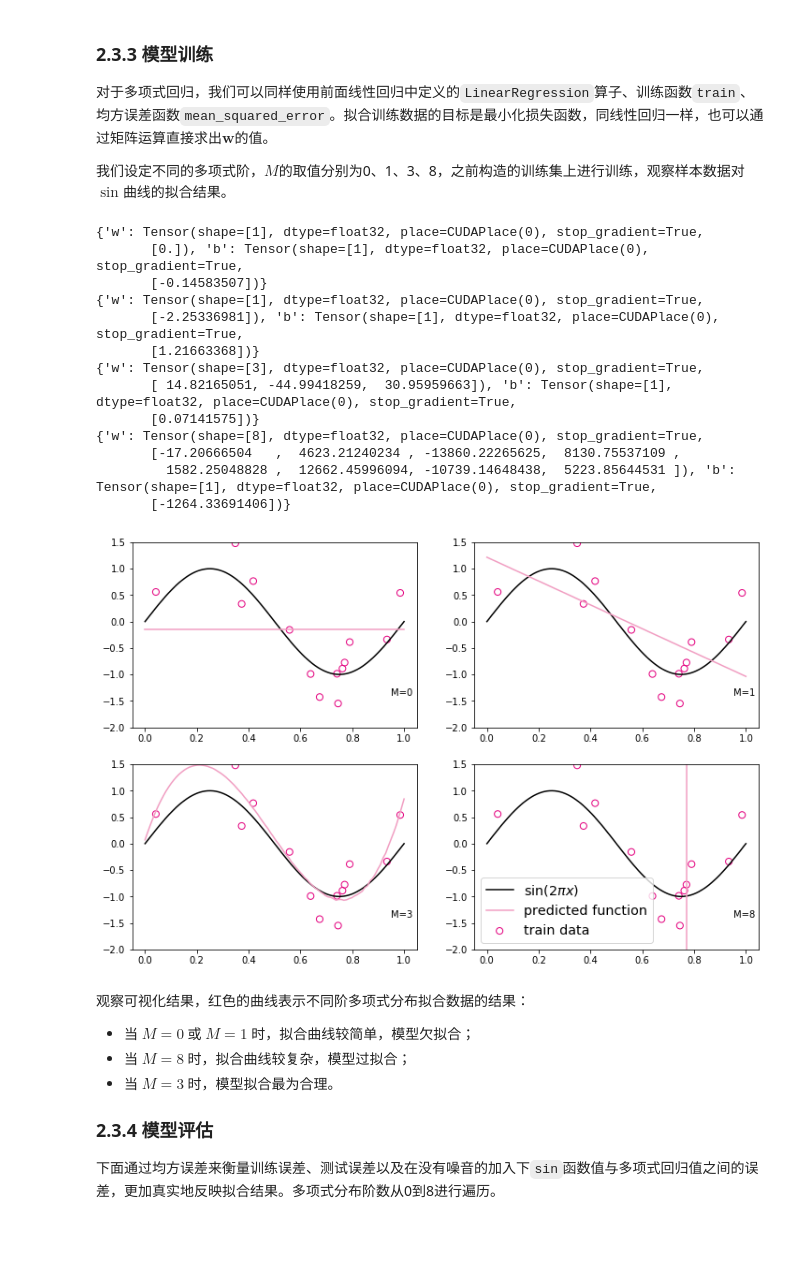
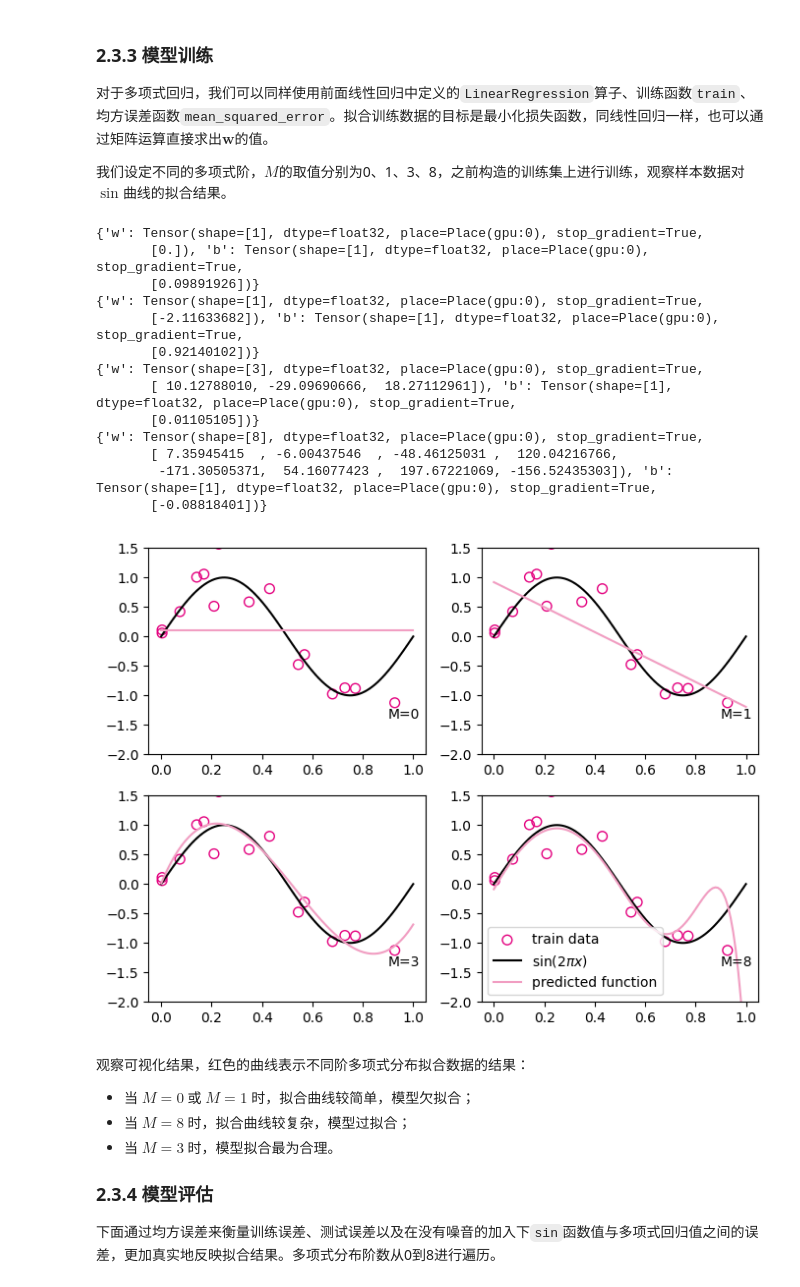
Before and after one commit to CarhoJohn/nndl_practice, a Jupyter notebook: chap2机器学习概述/机器学习概述-上.ipynb, the cells around one changed output. Cells and saved outputs as stored; diff of their text form; code cells hidden in the pictures; blank space fills up the shorter version.

```diff
--- a/chap2机器学习概述/机器学习概述-上.ipynb
+++ b/chap2机器学习概述/机器学习概述-上.ipynb
@@ -518,15 +518,15 @@ noise = 0.5 #0.1
 X_train, y_train = create_toy_data(func=func, interval=interval, sample_num=train_num, noise = noise)
 X_test, y_test = create_toy_data(func=func, interval=interval, sample_num=test_num, noise = noise)
 
-X_underlying = paddle.linspace(interval[0],interval[1],num=100)
+X_underlying = paddle.linspace(interval[0], interval[1], num=100)
 y_underlying = sin(X_underlying)
 
 # 绘制图像
-plt.rcParams['figure.figsize'] = (8.0, 6.0)
-plt.scatter(X_train, y_train, facecolor="none", edgecolor='#e4007f', s=50, label="train data")
-#plt.scatter(X_test, y_test, facecolor="none", edgecolor="r", s=50, label="test data")
-plt.plot(X_underlying, y_underlying, c='#000000', label=r"$\sin(2\pi x)$")
-plt.legend(fontsize='x-large')
+plt.rcParams['figure.figsize'] = (4.0, 3.0)
+plt.scatter(X_train, y_train, facecolor="none", edgecolor='b', s=50, label="train data")
+plt.scatter(X_test, y_test, facecolor="none", edgecolor="r", s=50, label="test data")
+plt.plot(X_underlying.numpy(), y_underlying.numpy(), c='g', label=r"$\sin(2\pi x)$")
+plt.legend()
 plt.savefig('ml-vis2.pdf')
 plt.show()
 # %% [output]
@@ -587,46 +588,46 @@ print("阶数为",degree,"转换后：",transformed_X)
 
 我们设定不同的多项式阶，$M$的取值分别为0、1、3、8，之前构造的训练集上进行训练，观察样本数据对$\sin$曲线的拟合结果。
 # %%
-plt.rcParams['figure.figsize'] = (12.0, 8.0)
+plt.rcParams['figure.figsize'] = (8.0, 6.0)
 
 for i, degree in enumerate([0, 1, 3, 8]): # []中为多项式的阶数
     model = Linear(degree)
     X_train_transformed = polynomial_basis_function(X_train.reshape([-1,1]), degree)
     X_underlying_transformed = polynomial_basis_function(X_underlying.reshape([-1,1]), degree)
 
-    model = optimizer_lsm(model,X_train_transformed,y_train.reshape([-1,1])) #拟合得到参数
+    model = optimizer_lsm(model, X_train_transformed, y_train.reshape([-1,1])) #拟合得到参数
 
     y_underlying_pred = model(X_underlying_transformed).squeeze()
 
     print(model.params)
 
     # 绘制图像
     plt.subplot(2, 2, i + 1)
     plt.scatter(X_train, y_train, facecolor="none", edgecolor='#e4007f', s=50, label="train data")
-    plt.plot(X_underlying, y_underlying, c='#000000', label=r"$\sin(2\pi x)$")
-    plt.plot(X_underlying, y_underlying_pred, c='#f19ec2', label="predicted function")
+    plt.plot(X_underlying.numpy(), y_underlying.numpy(), c='#000000', label=r"$\sin(2\pi x)$")
+    plt.plot(X_underlying.numpy(), y_underlying_pred.numpy(), c='#f19ec2', label="predicted function")
     plt.ylim(-2, 1.5)
-    plt.annotate("M={}".format(degree), xy=(0.95, -1.4))
+    plt.annotate("M={}".format(degree), xy=(0.9, -1.4))
 
 #plt.legend(bbox_to_anchor=(1.05, 0.64), loc=2, borderaxespad=0.)
-plt.legend(loc='lower left', fontsize='x-large')
+plt.legend(loc='lower left')
 plt.savefig('ml-vis3.pdf')
 plt.show()
 # %% [output]
-{'w': Tensor(shape=[1], dtype=float32, place=CUDAPlace(0), stop_gradient=True,
-       [0.]), 'b': Tensor(shape=[1], dtype=float32, place=CUDAPlace(0), stop_gradient=True,
-       [-0.14583507])}
-{'w': Tensor(shape=[1], dtype=float32, place=CUDAPlace(0), stop_gradient=True,
-       [-2.25336981]), 'b': Tensor(shape=[1], dtype=float32, place=CUDAPlace(0), stop_gradient=True,
-       [1.21663368])}
-{'w': Tensor(shape=[3], dtype=float32, place=CUDAPlace(0), stop_gradient=True,
-       [ 14.82165051, -44.99418259,  30.95959663]), 'b': Tensor(shape=[1], dtype=float32, place=CUDAPlace(0), stop_gradient=True,
-       [0.07141575])}
-{'w': Tensor(shape=[8], dtype=float32, place=CUDAPlace(0), stop_gradient=True,
-       [-17.20666504   ,  4623.21240234 , -13860.22265625,  8130.75537109 ,
-         1582.25048828 ,  12662.45996094, -10739.14648438,  5223.85644531 ]), 'b': Tensor(shape=[1], dtype=float32, place=CUDAPlace(0), stop_gradient=True,
-       [-1264.33691406])}
+{'w': Tensor(shape=[1], dtype=float32, place=Place(gpu:0), stop_gradient=True,
+       [0.]), 'b': Tensor(shape=[1], dtype=float32, place=Place(gpu:0), stop_gradient=True,
+       [0.09891926])}
+{'w': Tensor(shape=[1], dtype=float32, place=Place(gpu:0), stop_gradient=True,
+       [-2.11633682]), 'b': Tensor(shape=[1], dtype=float32, place=Place(gpu:0), stop_gradient=True,
+       [0.92140102])}
+{'w': Tensor(shape=[3], dtype=float32, place=Place(gpu:0), stop_gradient=True,
+       [ 10.12788010, -29.09690666,  18.27112961]), 'b': Tensor(shape=[1], dtype=float32, place=Place(gpu:0), stop_gradient=True,
+       [0.01105105])}
+{'w': Tensor(shape=[8], dtype=float32, place=Place(gpu:0), stop_gradient=True,
+       [ 7.35945415  , -6.00437546  , -48.46125031 ,  120.04216766,
+        -171.30505371,  54.16077423 ,  197.67221069, -156.52435303]), 'b': Tensor(shape=[1], dtype=float32, place=Place(gpu:0), stop_gradient=True,
+       [-0.08818401])}
-[figure, old version]
+[figure, new version]
 # %% [markdown]
 观察可视化结果，红色的曲线表示不同阶多项式分布拟合数据的结果：
 * 当 $M=0$ 或 $M=1$ 时，拟合曲线较简单，模型欠拟合；
```
Also changed, not shown: parts of 6 cells of this notebook, 9 other files.
